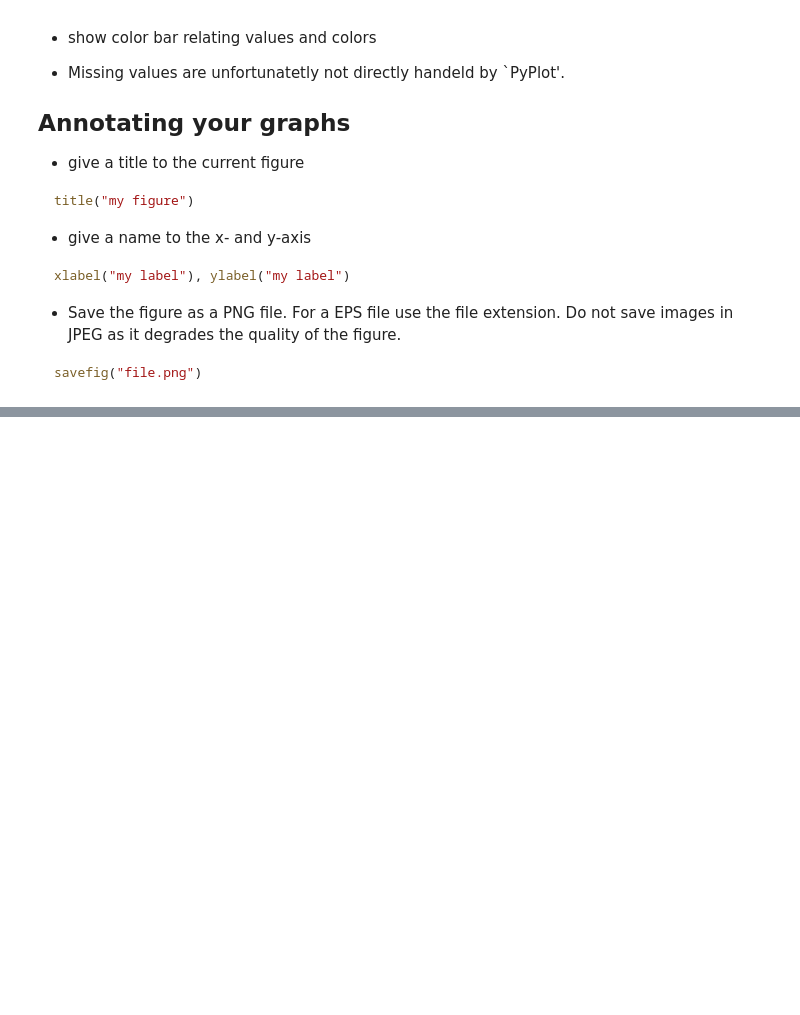
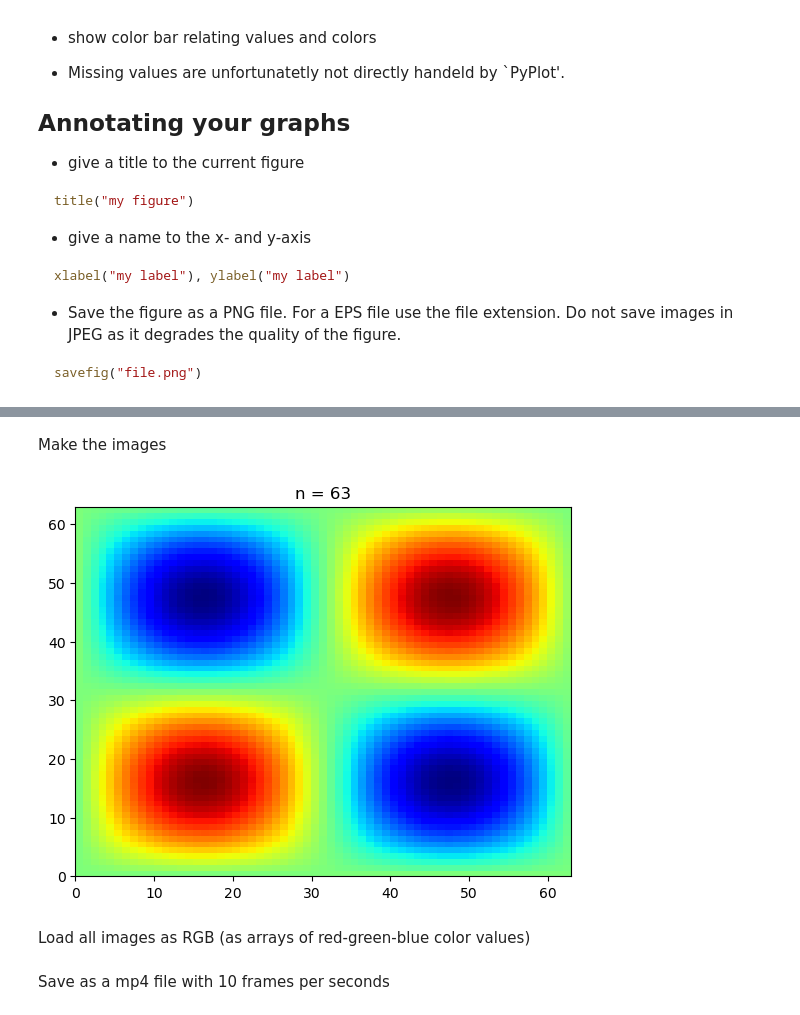
Before and after one commit to Alexander-Barth/JuliaTutorial, a Jupyter notebook: JuliaPlotting.ipynb, the cells around one changed output, grey strips where cells are left out. Saved outputs shown, nothing was run; the diff lists cells and outputs as text; code cells hidden in the pictures; blank space fills up the shorter version.

```diff
--- a/JuliaPlotting.ipynb
+++ b/JuliaPlotting.ipynb
@@ -68,0 +75,19 @@ savefig("file.png")
+# %%
+using Images, VideoIO, FileIO, Printf, PyPlot
+
+
+data =  [sin(x)*sin(y)*cos(t) for x = 0:0.1:2π, y = 0:0.1:2π, t = 0:0.1:2π];
+filenames = [@sprintf("image_frame_%04d.png",n) for n = 1:size(data,3)];
+# %% [markdown]
+Make the images
+# %%
+for n = 1:size(data,3)
+  pcolor(data[:,:,n]', cmap="jet");
+  title("n = $n");
+  clim(-1,1);
+  savefig(filenames[n])
+end
+# %% [output]
+[figure, added]
+# %% [markdown]
+Load all images as RGB (as arrays of red-green-blue color values)
@@ -68,0 +96,2 @@ savefig("file.png")
+# %% [markdown]
+Save as a mp4 file with 10 frames per seconds
```
Also changed, not shown: parts of 5 cells of this notebook.
